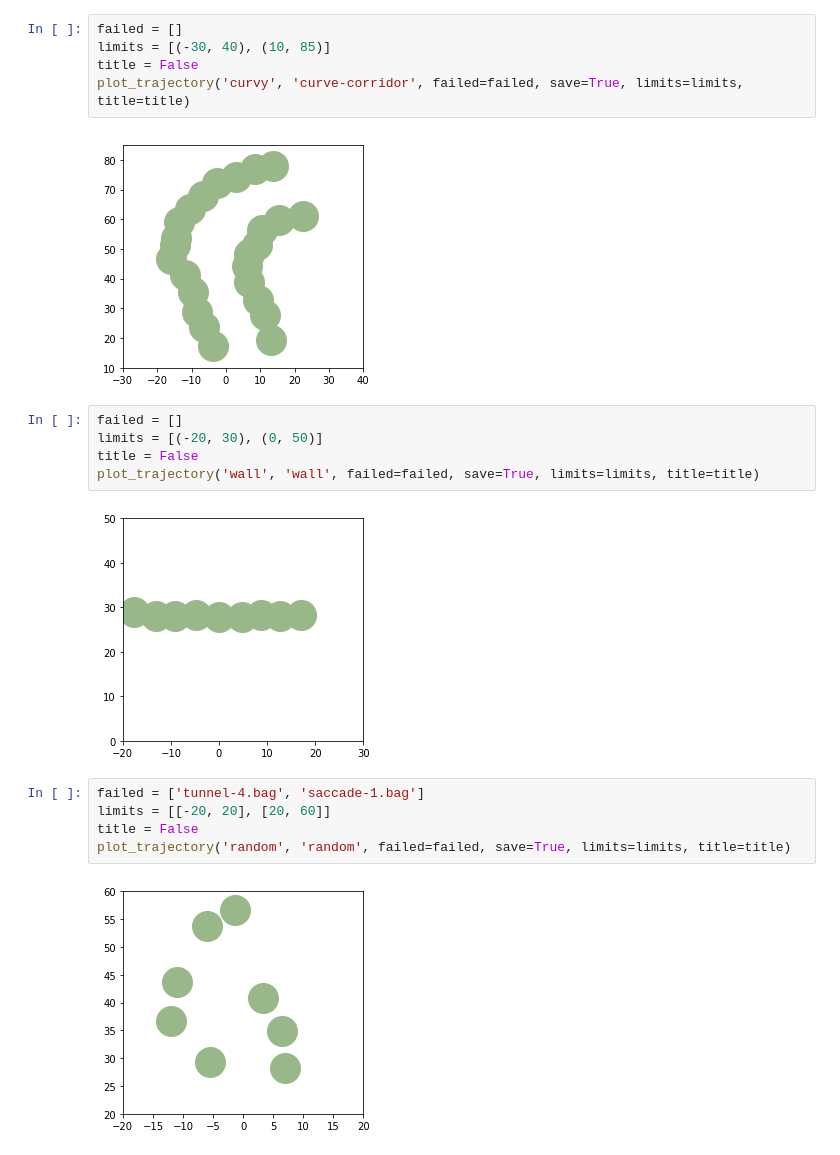
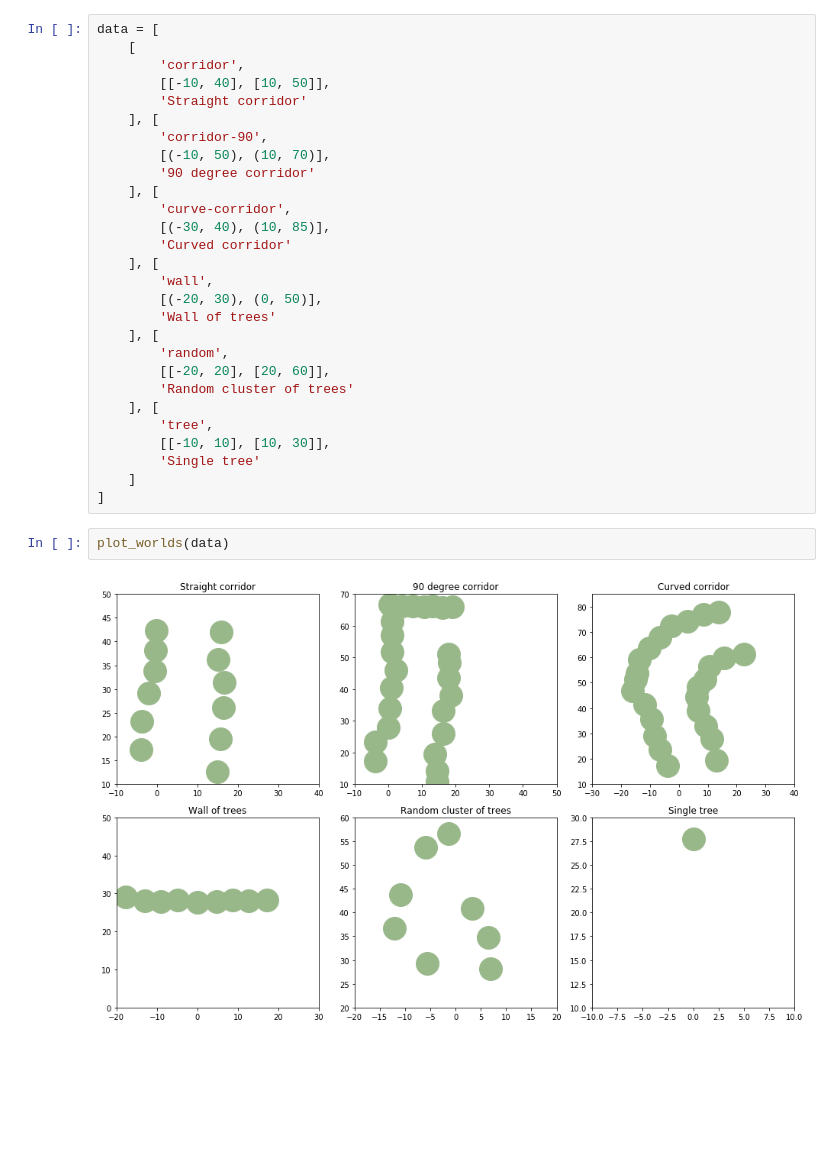
Before and after one commit to joanreyero/pyx4-avoidance, a Jupyter notebook: src/trajectories/worlds.ipynb, the cells around one changed output. Cells and saved outputs as stored; diff of their text form; blank space fills up the shorter version.

Commit message:
Added single worlds fig

```diff
--- a/src/trajectories/worlds.ipynb
+++ b/src/trajectories/worlds.ipynb
@@ -78,21 +44,32 @@ plot_trajectory('straight', 'corridor', failed=failed, save=True, limits=limits,
-# %%
-failed = []
-limits = [(-30, 40), (10, 85)]
-title = False
-plot_trajectory('curvy', 'curve-corridor', failed=failed, save=True, limits=limits, title=title)
-# %% [output]
-[figure, removed]
-# %%
-failed = []
-limits = [(-20, 30), (0, 50)]
-title = False
-plot_trajectory('wall', 'wall', failed=failed, save=True, limits=limits, title=title)
-# %% [output]
-[figure, removed]
-# %%
-failed = ['tunnel-4.bag', 'saccade-1.bag']
-limits = [[-20, 20], [20, 60]]
-title = False
-plot_trajectory('random', 'random', failed=failed, save=True, limits=limits, title=title)
-# %% [output]
-[figure, removed]
+# %%
+data = [
+    [
+        'corridor',
+        [[-10, 40], [10, 50]],
+        'Straight corridor'
+    ], [
+        'corridor-90',
+        [(-10, 50), (10, 70)],
+        '90 degree corridor'
+    ], [
+        'curve-corridor',
+        [(-30, 40), (10, 85)],
+        'Curved corridor'
+    ], [
+        'wall',
+        [(-20, 30), (0, 50)],
+        'Wall of trees'
+    ], [
+        'random',
+        [[-20, 20], [20, 60]],
+        'Random cluster of trees'
+    ], [
+        'tree',
+        [[-10, 10], [10, 30]],
+        'Single tree'
+    ]
+]
+# %%
+plot_worlds(data)
+# %% [output]
+[figure, added]
```
Also changed, not shown: parts of 3 cells of this notebook, 6 other files.
